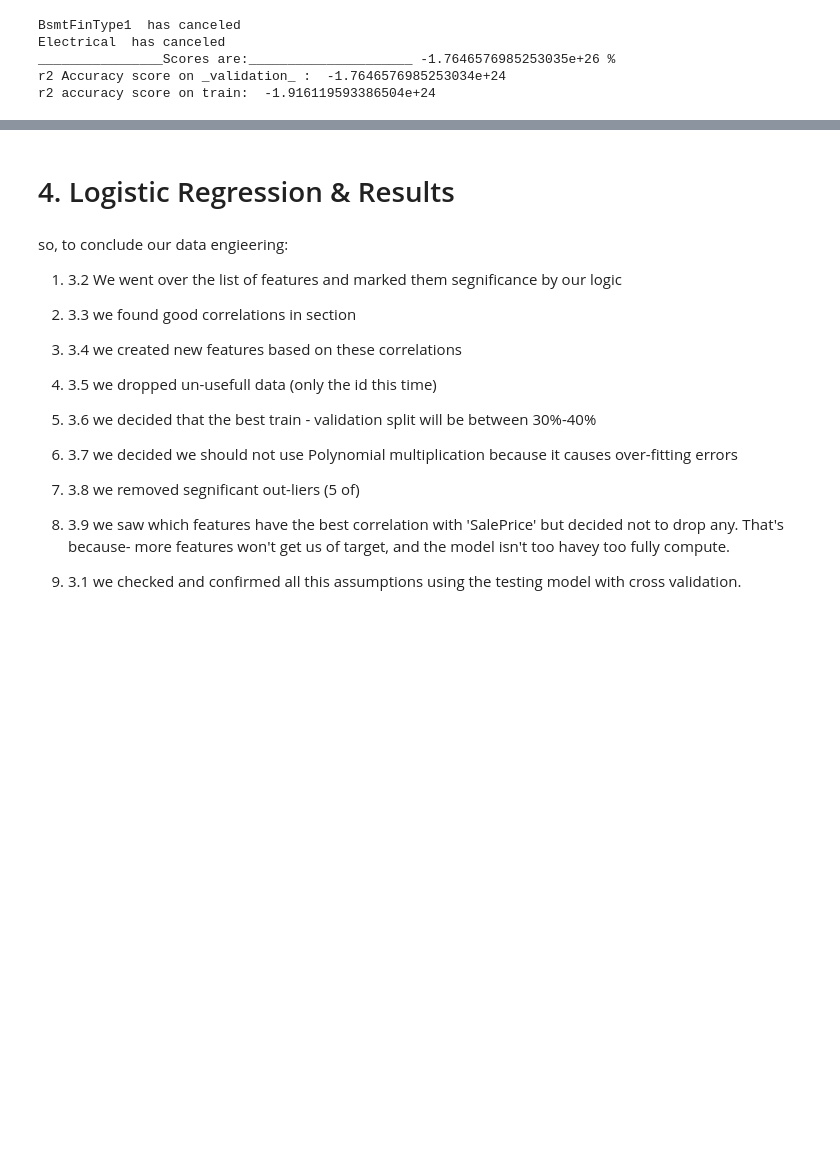
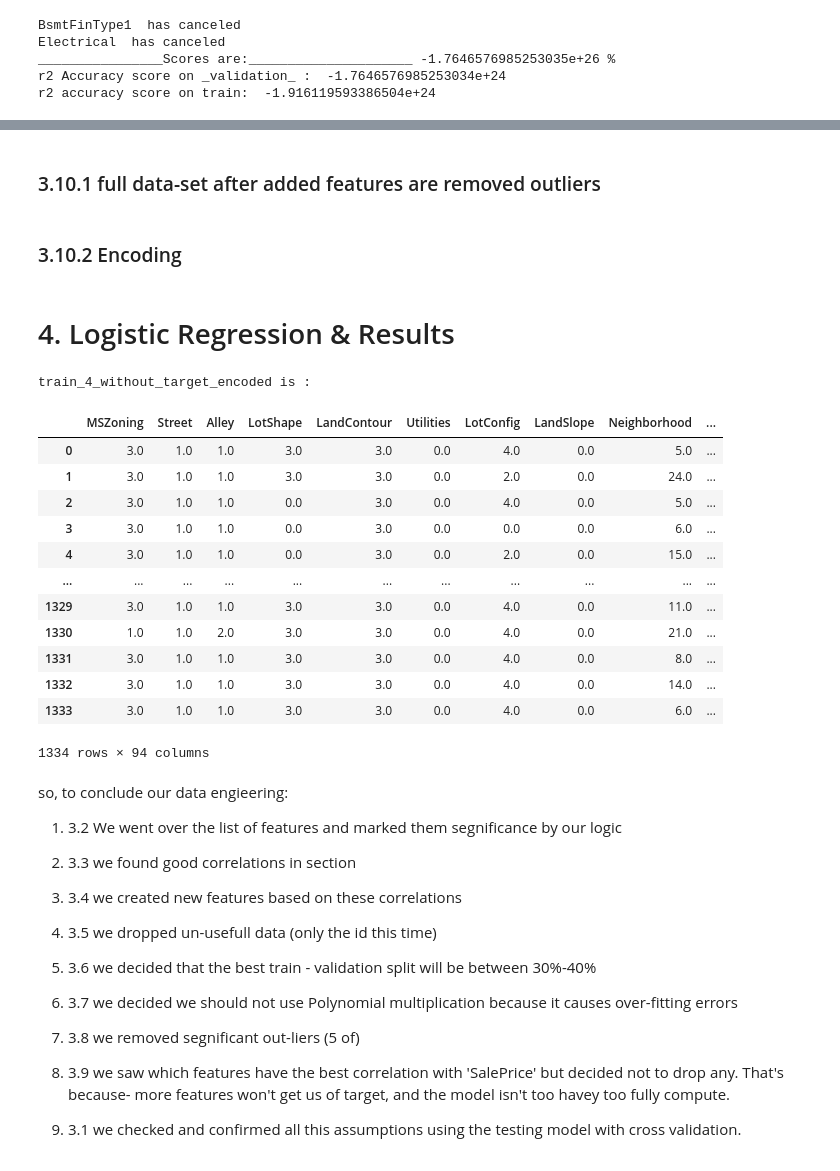
Before and after one commit to ShahaRaz/ML_House_Prices_Preds2021A, a Jupyter notebook: Copy_of_House_Prices_Predictions_HW4_.ipynb, the cells around one changed output, grey strips where cells are left out. Cells and saved outputs as stored; diff of their text form; code cells hidden in the pictures; blank space fills up the shorter version.

```diff
--- a/Copy_of_House_Prices_Predictions_HW4_.ipynb
+++ b/Copy_of_House_Prices_Predictions_HW4_.ipynb
@@ -1944,0 +1972,2 @@ r2 accuracy score on train:  -1.916119593386504e+24
+# %% [markdown]
+### 3.10.1 full data-set after added features are removed outliers
@@ -1944,0 +2004,2 @@ r2 accuracy score on train:  -1.916119593386504e+24
+# %% [markdown]
+### 3.10.2 Encoding
@@ -1947,11 +2060,32 @@ r2 accuracy score on train:  -1.916119593386504e+24
 # %%
 # new section, new dataset :)
 train_4_final_dataset = train_3_feature_eng.copy()
 
 train_4_without_target = train_4_final_dataset.drop('SalePrice',axis=1)
 train_4_targets = train_4_final_dataset['SalePrice']
 
-train_4_without_target_encoded = standartize_and_dummie_encoding(train_4_without_target)
+# train_4_without_target_encoded = standartize_and_dummie_encoding(train_4_without_target)
+train_4_without_target_encoded, _ = general_df_merged_encoder(train_4_without_target)
+# display(type(train_3_feature_eng))
+
+
+print('train_4_without_target_encoded is :')
+display(train_4_without_target_encoded)
+# %% [output]
+train_4_without_target_encoded is :
+|  | MSZoning | Street | Alley | LotShape | LandContour | Utilities | LotConfig | LandSlope | Neighborhood | ... |
+| 0 | 3.0 | 1.0 | 1.0 | 3.0 | 3.0 | 0.0 | 4.0 | 0.0 | 5.0 | ... |
+| 1 | 3.0 | 1.0 | 1.0 | 3.0 | 3.0 | 0.0 | 2.0 | 0.0 | 24.0 | ... |
+| 2 | 3.0 | 1.0 | 1.0 | 0.0 | 3.0 | 0.0 | 4.0 | 0.0 | 5.0 | ... |
+| 3 | 3.0 | 1.0 | 1.0 | 0.0 | 3.0 | 0.0 | 0.0 | 0.0 | 6.0 | ... |
+| 4 | 3.0 | 1.0 | 1.0 | 0.0 | 3.0 | 0.0 | 2.0 | 0.0 | 15.0 | ... |
+| ... | ... | ... | ... | ... | ... | ... | ... | ... | ... | ... |
+| 1329 | 3.0 | 1.0 | 1.0 | 3.0 | 3.0 | 0.0 | 4.0 | 0.0 | 11.0 | ... |
+| 1330 | 1.0 | 1.0 | 2.0 | 3.0 | 3.0 | 0.0 | 4.0 | 0.0 | 21.0 | ... |
+| 1331 | 3.0 | 1.0 | 1.0 | 3.0 | 3.0 | 0.0 | 4.0 | 0.0 | 8.0 | ... |
+| 1332 | 3.0 | 1.0 | 1.0 | 3.0 | 3.0 | 0.0 | 4.0 | 0.0 | 14.0 | ... |
+| 1333 | 3.0 | 1.0 | 1.0 | 3.0 | 3.0 | 0.0 | 4.0 | 0.0 | 6.0 | ... |
+1334 rows × 94 columns
 # %% [markdown]
 so, to conclude our data engieering:
 1. 3.2 We went over the list of features and marked them segnificance by our logic
```
Also changed, not shown: parts of 35 cells of this notebook.
